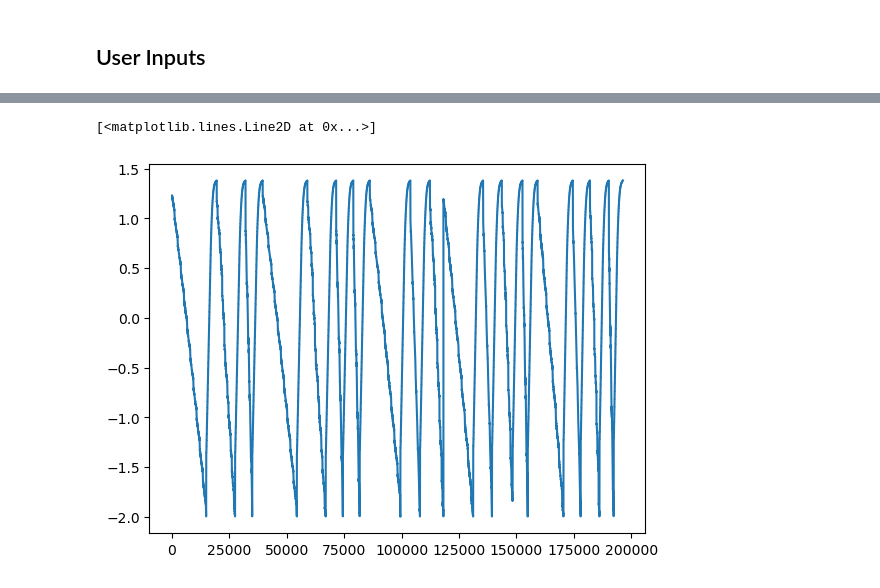
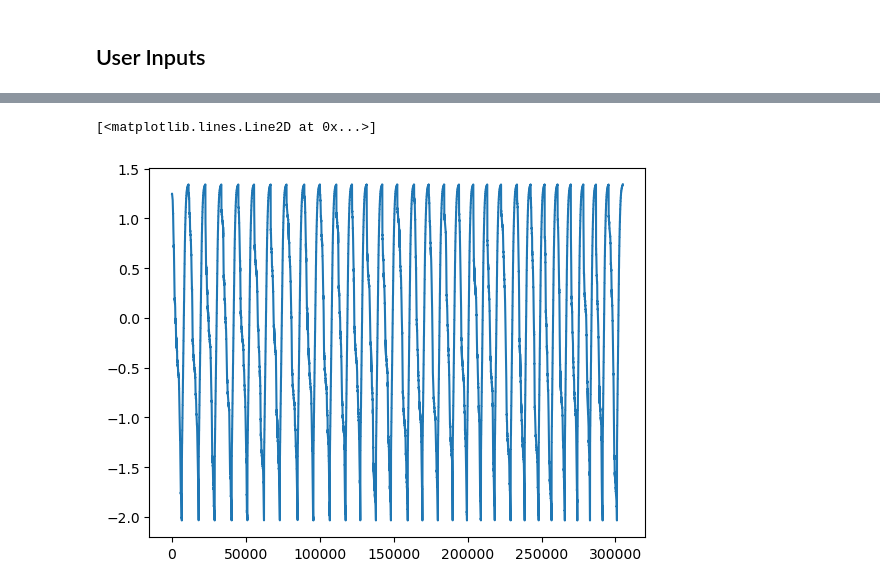
Before and after one commit to sanitbhatkar/Battery, a Jupyter notebook: SOC with Neural Networks/LG battery/Folder and File List.ipynb, the cells around one changed output, grey strips where cells are left out. Cells and saved outputs as stored; diff of their text form; code cells hidden in the pictures.

```diff
--- a/SOC with Neural Networks/LG battery/Folder and File List.ipynb
+++ b/SOC with Neural Networks/LG battery/Folder and File List.ipynb
@@ -87,0 +90,18 @@ def filtered_file_list(csv_files,charge_cycle_files,test_drive_cycles):
+# %%
+def data_file_path(data_path,dis_cycle,chg_cycle,folder_list):
+
+    csv_files = []
+    dum = []
+
+    for i in range(len(folder_list)):
+
+        dum = csv_list_find(data_path,folder_list[i],(dis_cycle + chg_cycle))
+
+        csv_files.append(dum)
+
+    csv_files = [file_list for file in csv_files for file_list in file]
+
+    # Filtering only the required files
+    filtered_file_path = filtered_file_list(csv_files,chg_cycle,dis_cycle)
+
+    return filtered_file_path
@@ -221,0 +199,6 @@ merged_norm.head()
+# %%
+# Normalized train data
+train, train_norm = data_normal(data_path,train_drive_cycles,charge_cycle_files,test_temps,resample_1hz,vi_averages)
+
+# Normalized test data
+test, test_norm = data_normal(data_path,test_drive_cycles,charge_cycle_files,test_temps,resample_1hz,vi_averages)
@@ -222,5 +214,5 @@ merged_norm.head()
 # %%
-plt.plot(merged_norm['SoC Percentage'])
+plt.plot(train_norm['SoC Percentage'])
 # %% [output]
 [<matplotlib.lines.Line2D at 0x...>]
-[figure, old version]
+[figure, new version]
```
Also changed, not shown: parts of 13 cells of this notebook.
